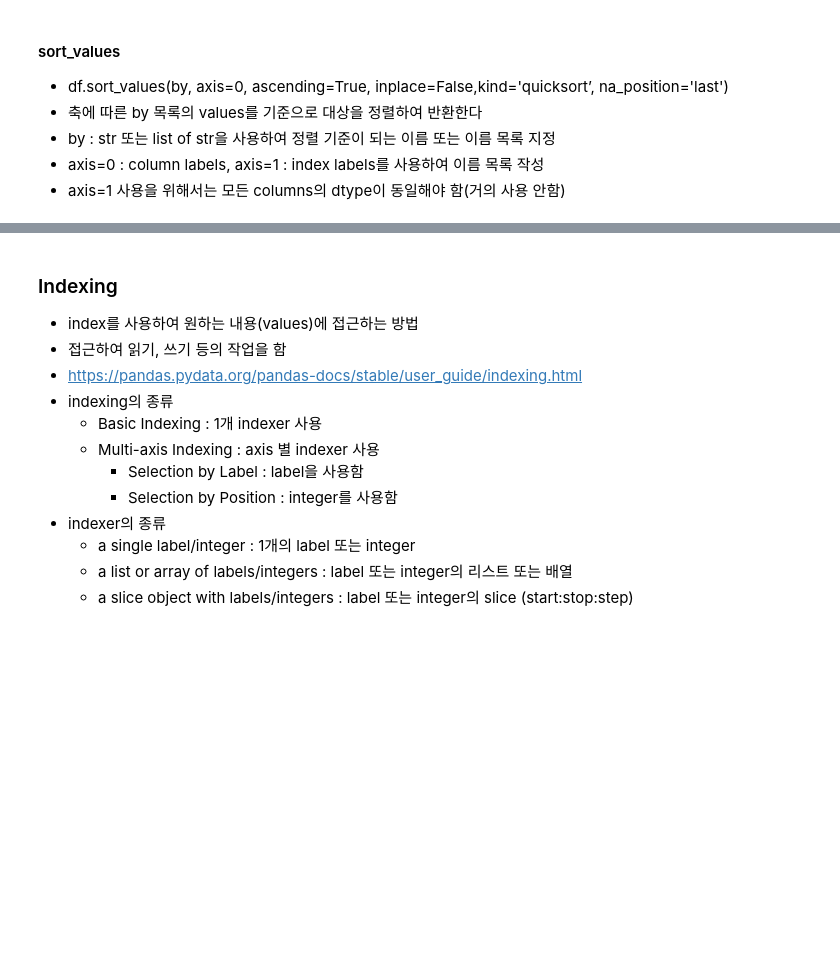
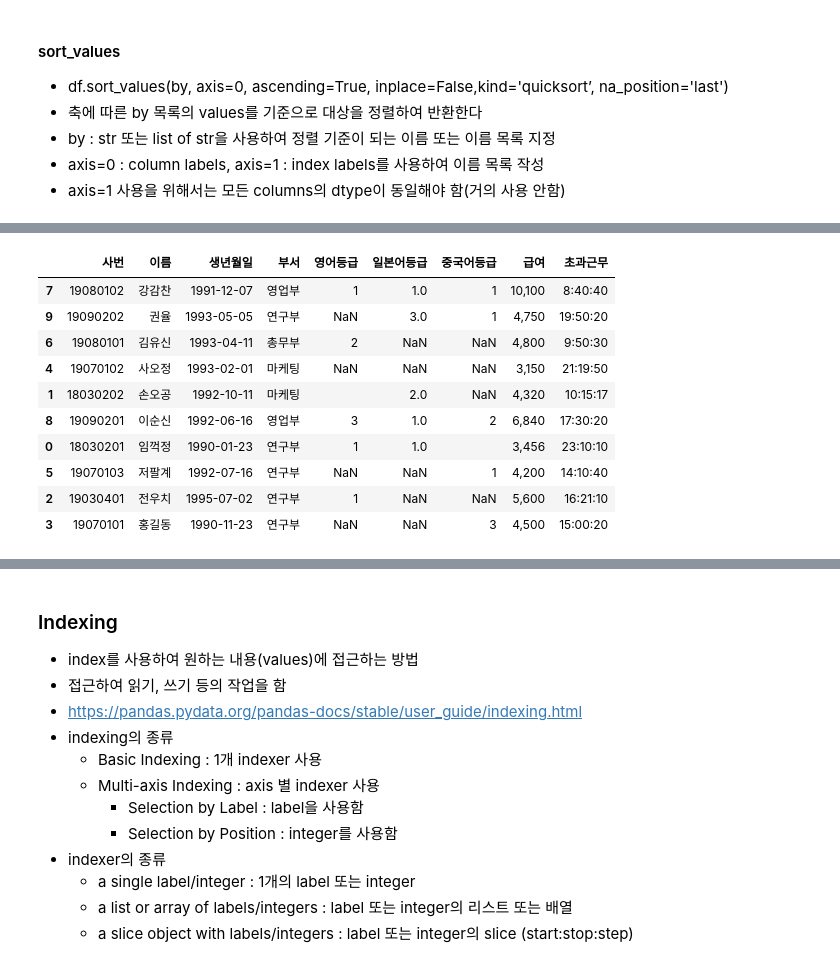
Before and after one commit to PolkaDot31361/mk_python, a Jupyter notebook: 3_Pandas_student2.ipynb, the cells around one changed output, grey strips where cells are left out. Cells and saved outputs as stored; diff of their text form; code cells hidden in the pictures; blank space fills up the shorter version.

```diff
--- a/3_Pandas_student2.ipynb
+++ b/3_Pandas_student2.ipynb
@@ -761,3 +795,6 @@ test3.sort_index(level = ['부서','성별'], ascending = [False, False])
 - by : str 또는 list of str을 사용하여 정렬 기준이 되는 이름 또는 이름 목록 지정
 - axis=0 : column labels, axis=1 : index labels를 사용하여 이름 목록 작성
 - axis=1 사용을 위해서는 모든 columns의 dtype이 동일해야 함(거의 사용 안함)
+# %%
+df = pd.read_csv('./files/data/employees.csv')
+display(df)
@@ -763,0 +832,15 @@ test3.sort_index(level = ['부서','성별'], ascending = [False, False])
+# %%
+df1 = df.sort_values(by='이름')
+display(df1)
+# %% [output]
+|  | 사번 | 이름 | 생년월일 | 부서 | 영어등급 | 일본어등급 | 중국어등급 | 급여 | 초과근무 |
+| 7 | 19080102 | 강감찬 | 1991-12-07 | 영업부 | 1 | 1.0 | 1 | 10,100 | 8:40:40 |
+| 9 | 19090202 | 권율 | 1993-05-05 | 연구부 | NaN | 3.0 | 1 | 4,750 | 19:50:20 |
+| 6 | 19080101 | 김유신 | 1993-04-11 | 총무부 | 2 | NaN | NaN | 4,800 | 9:50:30 |
+| 4 | 19070102 | 사오정 | 1993-02-01 | 마케팅 | NaN | NaN | NaN | 3,150 | 21:19:50 |
+| 1 | 18030202 | 손오공 | 1992-10-11 | 마케팅 |  | 2.0 | NaN | 4,320 | 10:15:17 |
+| 8 | 19090201 | 이순신 | 1992-06-16 | 영업부 | 3 | 1.0 | 2 | 6,840 | 17:30:20 |
+| 0 | 18030201 | 임꺽정 | 1990-01-23 | 연구부 | 1 | 1.0 |  | 3,456 | 23:10:10 |
+| 5 | 19070103 | 저팔계 | 1992-07-16 | 연구부 | NaN | NaN | 1 | 4,200 | 14:10:40 |
+| 2 | 19030401 | 전우치 | 1995-07-02 | 연구부 | 1 | NaN | NaN | 5,600 | 16:21:10 |
+| 3 | 19070101 | 홍길동 | 1990-11-23 | 연구부 | NaN | NaN | 3 | 4,500 | 15:00:20 |
```
Also changed, not shown: parts of 37 cells of this notebook, 3 other files.
